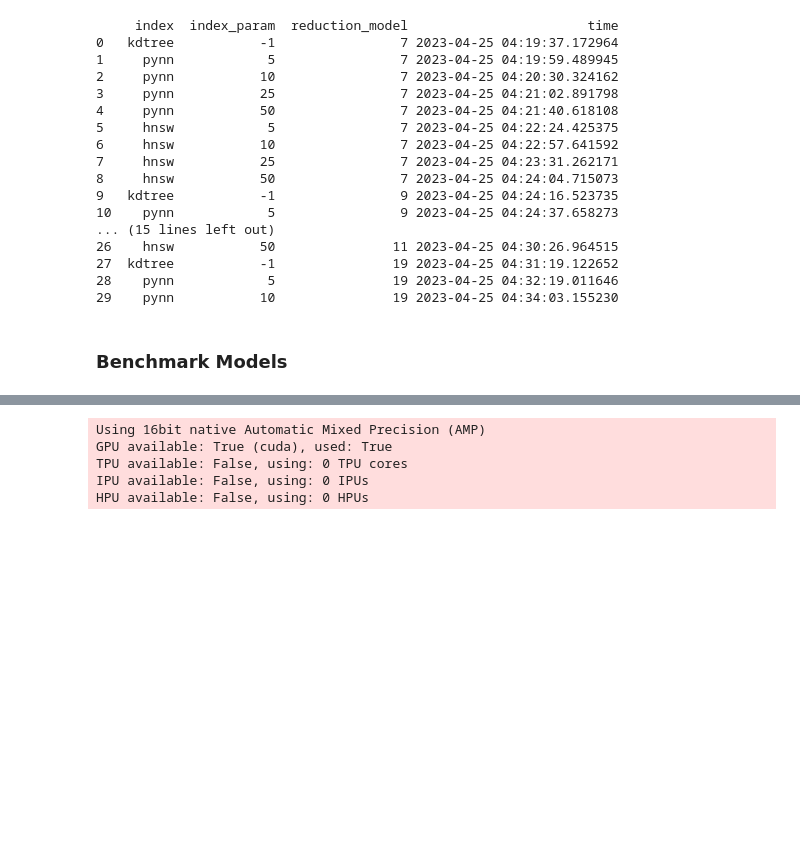
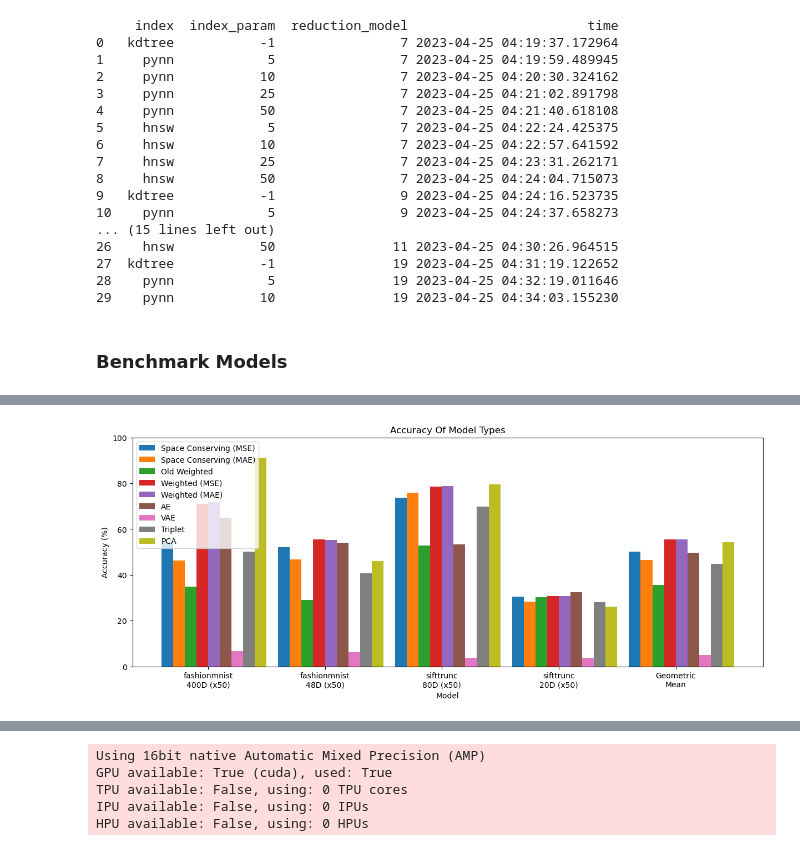
Before and after one commit to jamesh1999/LearnedIndices, a Jupyter notebook: evaluate.ipynb, the cells around one changed output, grey strips where cells are left out. Drawn from its saved outputs; the diff is of its cells as text; code cells hidden in the pictures; blank space fills up the shorter version.

```diff
--- a/evaluate.ipynb
+++ b/evaluate.ipynb
@@ -84,0 +177,14 @@ def printResults(results):
+# %%
+TYPES = [
+    ("Space Conserving (MSE)", range(61,68,2)),
+    ("Space Conserving (MAE)", range(73,80,2)),
+    ("Old Weighted", range(85,92,2)),
+    ("Weighted (MSE)", range(97,104,2)),
+    ("Weighted (MAE)", range(109,116,2)),
+    ("AE", range(121,128,2)),
+    ("VAE", range(133,140,2)),
+    ("Triplet", range(145,152,2)),
+]
+plotTypeAccsPerDataset(TYPES, WIDTH)
+# %% [output]
+[figure, added]
```
Also changed, not shown: parts of 11 cells of this notebook, 11 other files.
